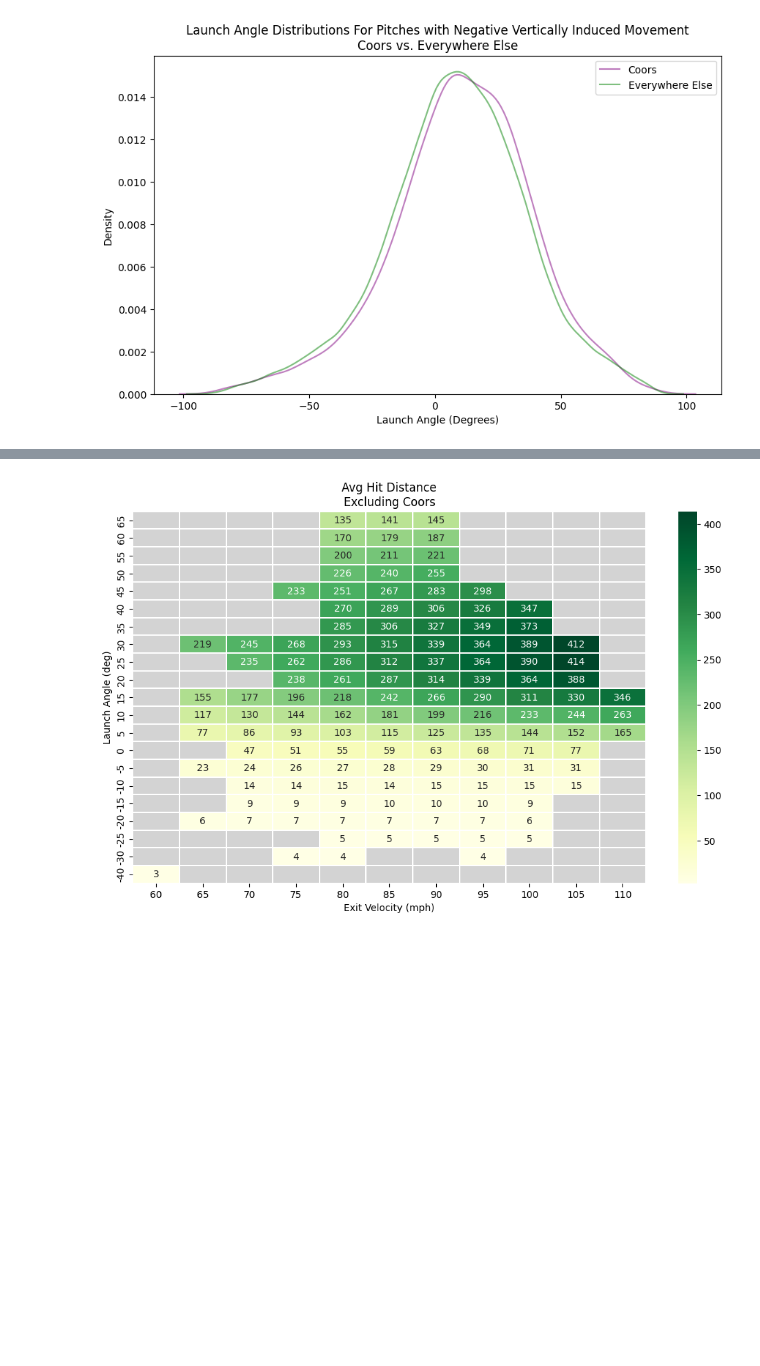
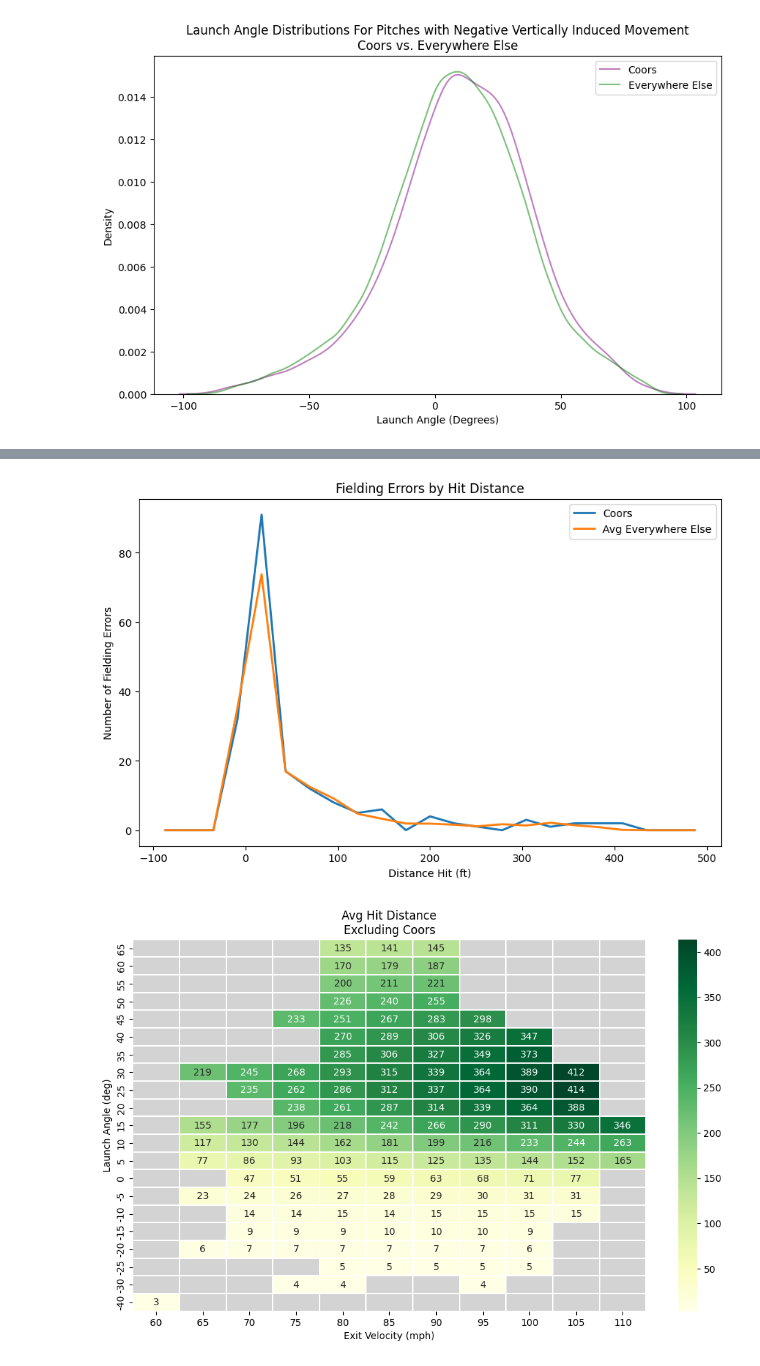
Before and after one commit to skparagas/Coors-Hangover-Effect, a Jupyter notebook: report.ipynb, the cells around one changed output, grey strips where cells are left out. Cells and saved outputs as stored; diff of their text form; code cells hidden in the pictures; blank space fills up the shorter version.

```diff
--- a/report.ipynb
+++ b/report.ipynb
@@ -266,3 +266,23 @@ Avg Fielding Errors Everywhere Else:  170.10344827586206
+# %%
+bins = np.linspace(-100, 500, 24)
+
+counts_A, _ = np.histogram(col_df_errors['hit_distance_sc'], bins=bins)
+counts_B, _ = np.histogram(mlb_df_errors['hit_distance_sc'], bins=bins)
+counts_B = counts_B / 29
+
+bin_centers = (bins[:-1] + bins[1:]) / 2
+width = (bins[1] - bins[0]) / 3
+
+plt.figure(figsize=(10, 6))
+plt.plot(bin_centers, counts_A, linestyle='-', linewidth=2, label='Coors')
+plt.plot(bin_centers, counts_B, linestyle='-', linewidth=2, label='Avg Everywhere Else')
+plt.xlabel('Distance Hit (ft)')
+plt.ylabel('Number of Fielding Errors')
+plt.title('Fielding Errors by Hit Distance')
+plt.legend()
+plt.show()
+# %% [output]
+[figure, added]
 # %%
 step = 5
 min_count = 10
```
Also changed, not shown: parts of 1 cell of this notebook.
